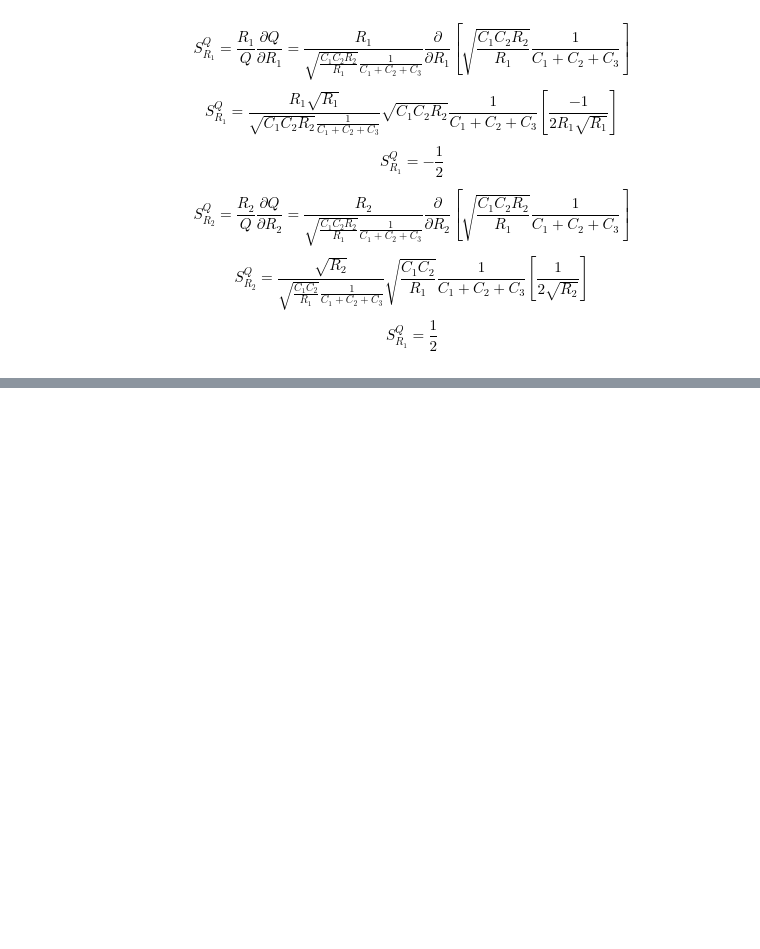
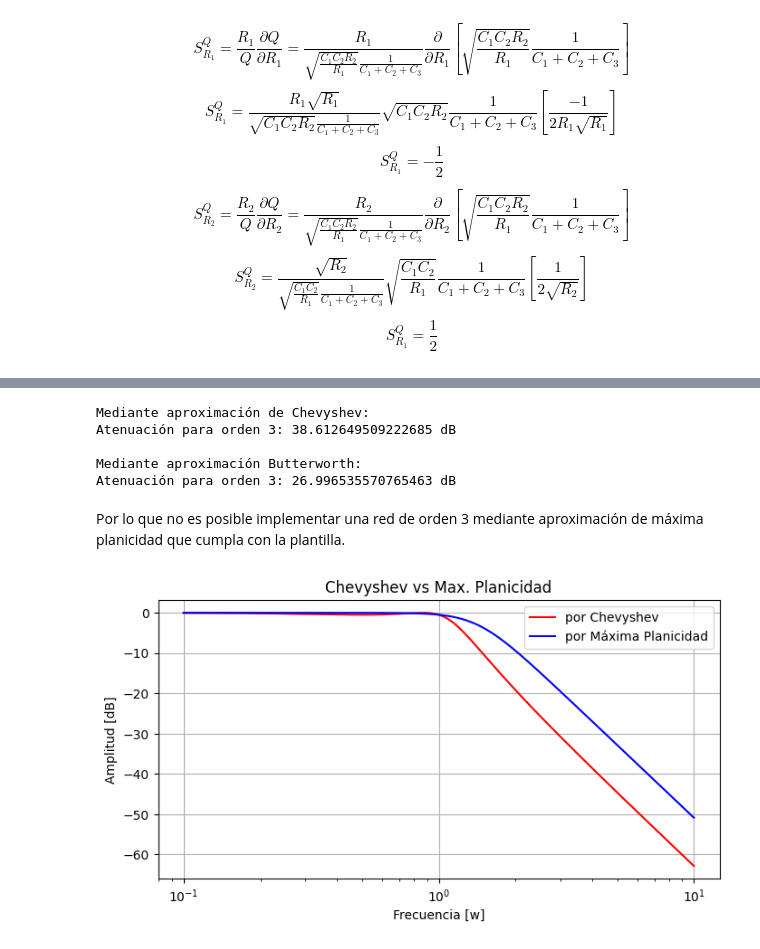
Before and after one commit to juligaleanop/tc2, a Jupyter notebook: ts3/TS3_JulianGaleanoPinazo.ipynb, the cells around one changed output, grey strips where cells are left out. Saved outputs shown, nothing was run; the diff lists cells and outputs as text; code cells hidden in the pictures; blank space fills up the shorter version.

```diff
--- a/ts3/TS3_JulianGaleanoPinazo.ipynb
+++ b/ts3/TS3_JulianGaleanoPinazo.ipynb
@@ -351,0 +358,50 @@ $$ S^{Q}_{R_1} = \frac{1}{2} $$
+# %%
+amax=0.5
+ws=4
+n=3
+
+epsq = 10**(amax/10)-1
+
+print("Mediante aproximación de Chevyshev:")
+amin_chev=10*np.log10(1+epsq*np.cosh(n*np.acosh(ws))**2)
+print(f"Atenuación para orden {n}: {amin_chev} dB")
+
+print("\nMediante aproximación Butterworth:")
+amin_but=10*np.log10(1+epsq*ws**(2*n))
+print(f"Atenuación para orden {n}: {amin_but} dB")
+# %% [output]
+Mediante aproximación de Chevyshev:
+Atenuación para orden 3: 38.612649509222685 dB
+
+Mediante aproximación Butterworth:
+Atenuación para orden 3: 26.996535570765463 dB
+# %% [markdown]
+Por lo que no es posible implementar una red de orden 3 mediante aproximación de máxima planicidad que cumpla con la plantilla.
+# %%
+import matplotlib.pyplot as plt
+
+w = np.arange(0.1,10,0.001)
+ep = np.sqrt(epsq)
+
+z,p,k = sp.cheb1ap(3, ripple)
+numc,denc = sp.zpk2tf(z,p,k)
+wc,tc = sp.freqs(numc, denc, w)
+modc = 20*np.log10(abs(tc))
+
+z,p,k = sp.buttap(3)
+_num,_den = sp.zpk2tf(z,p,k)
+nummp,denmp = sp.lp2lp(_num, _den, ep**(-1/n))
+wmp,tmp = sp.freqs(nummp, denmp, w)
+modmp = 20*np.log10(abs(tmp))
+
+plt.figure( figsize = (8,4))
+plt.title('Chevyshev vs Max. Planicidad')
+plt.semilogx(w, modc, color='r', label='por Chevyshev')
+plt.semilogx(w, modmp, color='b', label='por Máxima Planicidad')
+plt.xlabel('Frecuencia [w]')
+plt.ylabel('Amplitud [dB]')
+plt.legend()
+plt.grid()
+plt.show()
+# %% [output]
+[figure, added]
```
Also changed, not shown: parts of 8 cells of this notebook.
